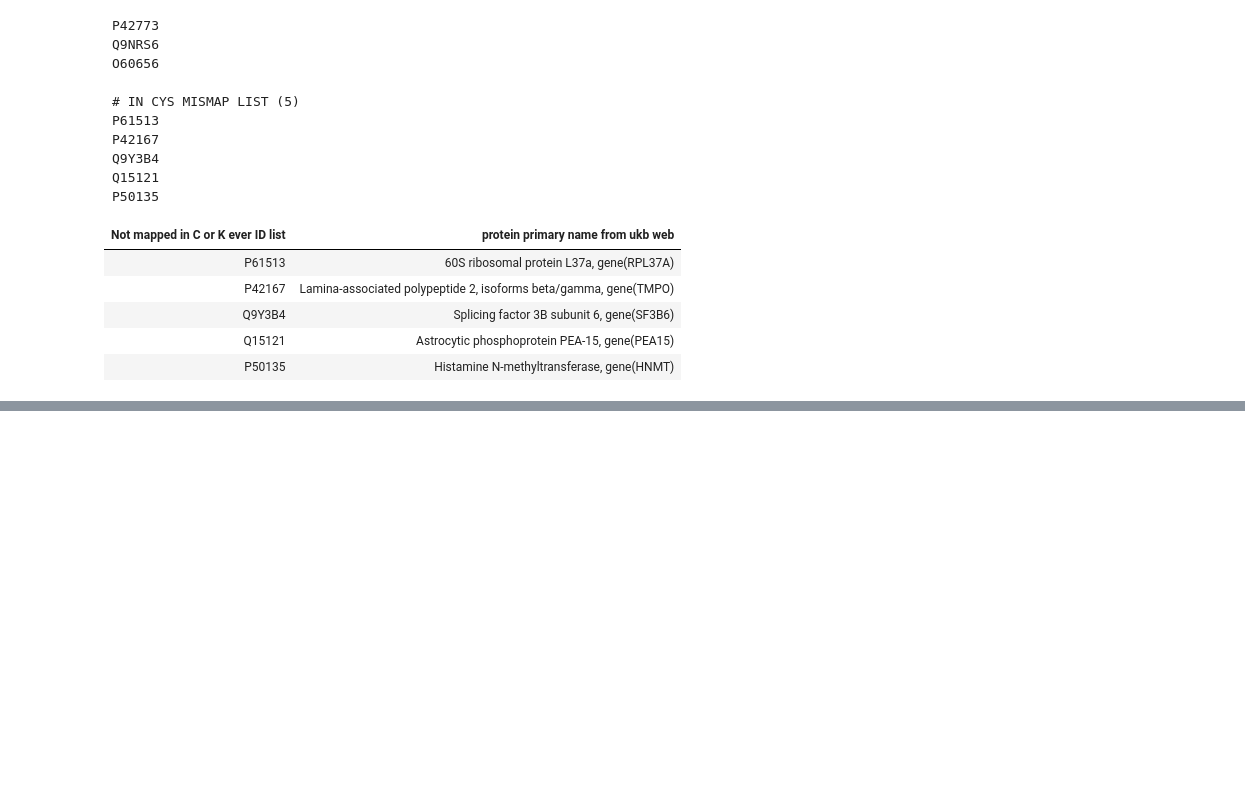
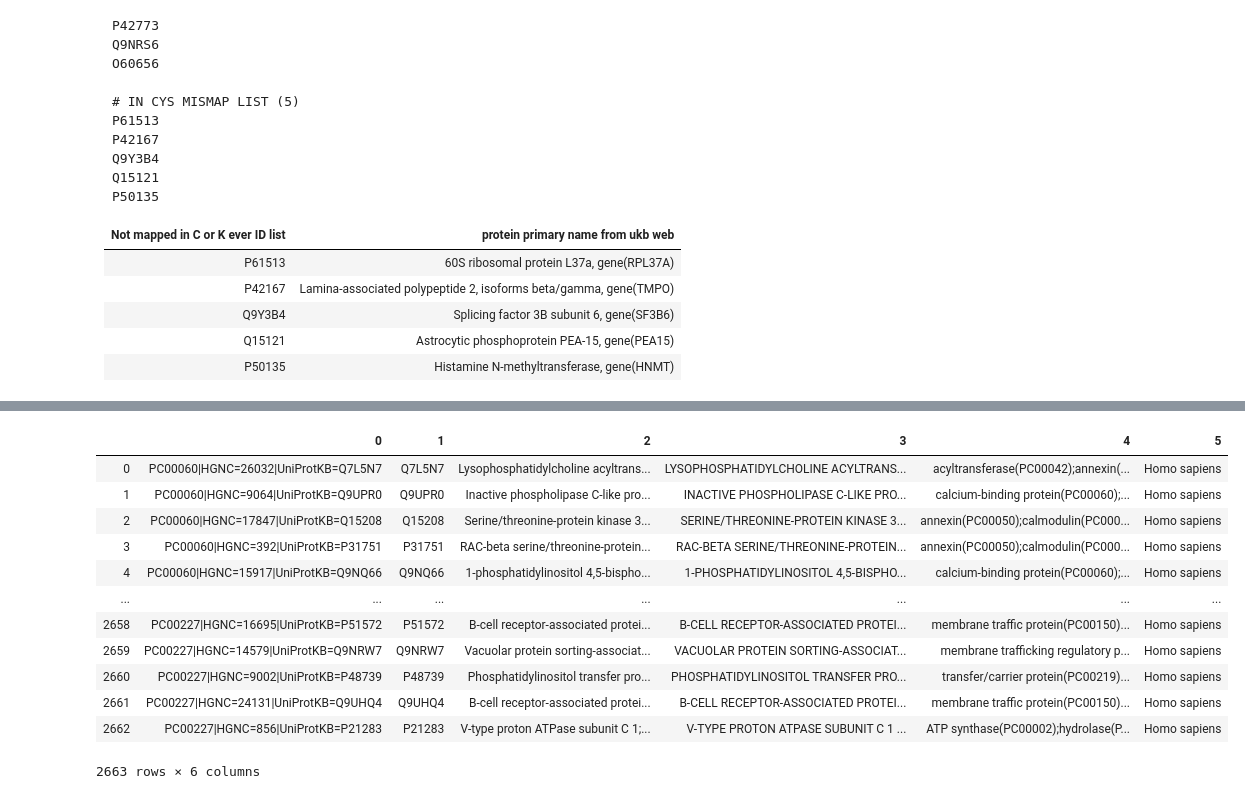
Before and after one commit to Mfpfox/MAPPING, a Jupyter notebook: G19_11_23_PIE_3963UKBIDs.ipynb, the cells around one changed output, grey strips where cells are left out. Cells and saved outputs as stored; diff of their text form; code cells hidden in the pictures; blank space fills up the shorter version.

```diff
--- a/G19_11_23_PIE_3963UKBIDs.ipynb
+++ b/G19_11_23_PIE_3963UKBIDs.ipynb
@@ -269,0 +418,18 @@ P50135
+# %%
+barsets = pd.read_csv("/Users/mariapalafox/Desktop/myMAP_notes/PANTHER/v14PANTHER/CLASS_subsets_PANTHERv14/PC_allclasses.txt",
+                      delimiter='\t', header=None)
+barsets
+# %% [output]
+|  | 0 | 1 | 2 | 3 | 4 | 5 |
+| 0 | PC00060|HGNC=26032|UniProtKB=Q7L5N7 | Q7L5N7 | Lysophosphatidylcholine acyltrans... | LYSOPHOSPHATIDYLCHOLINE ACYLTRANS... | acyltransferase(PC00042);annexin(... | Homo sapiens |
+| 1 | PC00060|HGNC=9064|UniProtKB=Q9UPR0 | Q9UPR0 | Inactive phospholipase C-like pro... | INACTIVE PHOSPHOLIPASE C-LIKE PRO... | calcium-binding protein(PC00060);... | Homo sapiens |
+| 2 | PC00060|HGNC=17847|UniProtKB=Q15208 | Q15208 | Serine/threonine-protein kinase 3... | SERINE/THREONINE-PROTEIN KINASE 3... | annexin(PC00050);calmodulin(PC000... | Homo sapiens |
+| 3 | PC00060|HGNC=392|UniProtKB=P31751 | P31751 | RAC-beta serine/threonine-protein... | RAC-BETA SERINE/THREONINE-PROTEIN... | annexin(PC00050);calmodulin(PC000... | Homo sapiens |
+| 4 | PC00060|HGNC=15917|UniProtKB=Q9NQ66 | Q9NQ66 | 1-phosphatidylinositol 4,5-bispho... | 1-PHOSPHATIDYLINOSITOL 4,5-BISPHO... | calcium-binding protein(PC00060);... | Homo sapiens |
+| ... | ... | ... | ... | ... | ... | ... |
+| 2658 | PC00227|HGNC=16695|UniProtKB=P51572 | P51572 | B-cell receptor-associated protei... | B-CELL RECEPTOR-ASSOCIATED PROTEI... | membrane traffic protein(PC00150)... | Homo sapiens |
+| 2659 | PC00227|HGNC=14579|UniProtKB=Q9NRW7 | Q9NRW7 | Vacuolar protein sorting-associat... | VACUOLAR PROTEIN SORTING-ASSOCIAT... | membrane trafficking regulatory p... | Homo sapiens |
+| 2660 | PC00227|HGNC=9002|UniProtKB=P48739 | P48739 | Phosphatidylinositol transfer pro... | PHOSPHATIDYLINOSITOL TRANSFER PRO... | transfer/carrier protein(PC00219)... | Homo sapiens |
+| 2661 | PC00227|HGNC=24131|UniProtKB=Q9UHQ4 | Q9UHQ4 | B-cell receptor-associated protei... | B-CELL RECEPTOR-ASSOCIATED PROTEI... | membrane traffic protein(PC00150)... | Homo sapiens |
+| 2662 | PC00227|HGNC=856|UniProtKB=P21283 | P21283 | V-type proton ATPase subunit C 1;... | V-TYPE PROTON ATPASE SUBUNIT C 1 ... | ATP synthase(PC00002);hydrolase(P... | Homo sapiens |
+2663 rows × 6 columns
```
Also changed, not shown: parts of 44 cells of this notebook.
